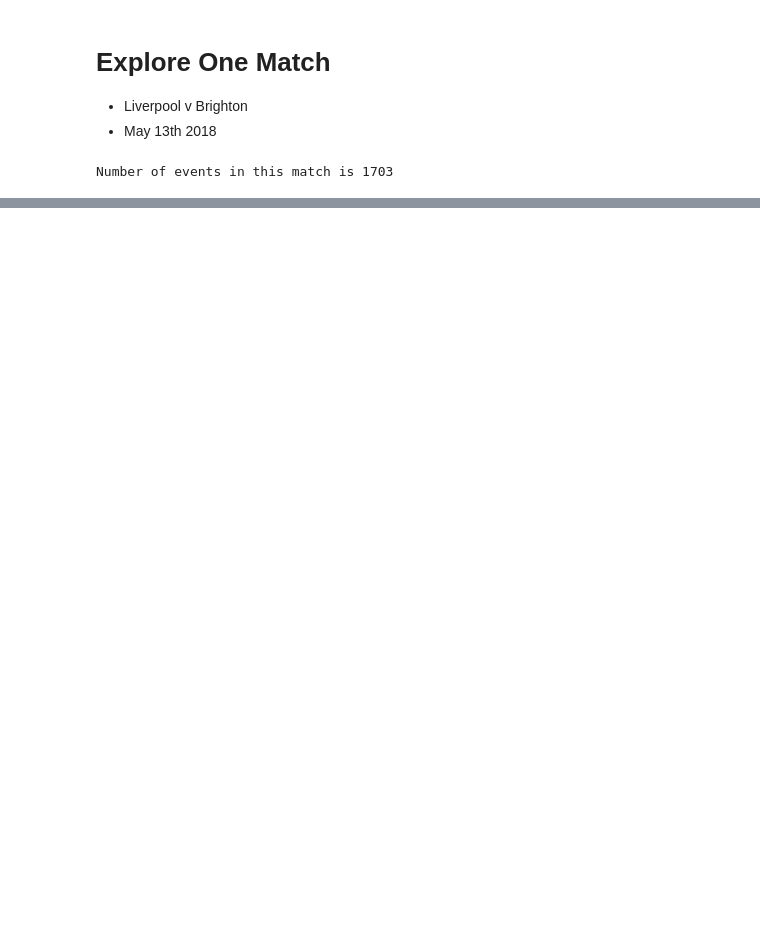
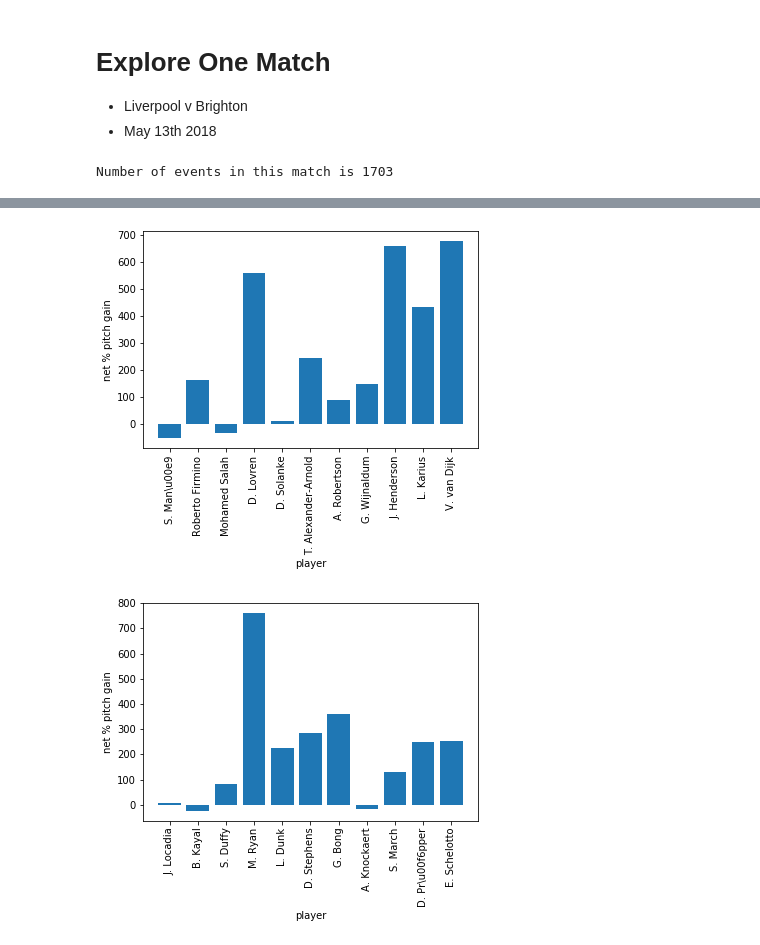
Before and after one commit to AndrewWalker251/football_analytics, a Jupyter notebook: Data Exploration.ipynb, the cells around one changed output, grey strips where cells are left out. Cells and saved outputs as stored; diff of their text form; code cells hidden in the pictures; blank space fills up the shorter version.

Commit message:
Added analysis of forward distance gained per player from passes

```diff
--- a/Data Exploration.ipynb
+++ b/Data Exploration.ipynb
@@ -42,10 +173,11 @@ class Match():
     - extracts only the data relating to this specific match.
     '''
 
-    def __init__(self, match_id, df_matches, df_events, df_teams,df_players):
+    def __init__(self, match_id, df_matches, df_events, df_teams,df_players, df_player_rank):
         self.match_id = match_id
         self.match = df_matches[df_matches['wyId'] == match_id].reset_index()
         self.events = df_events[df_events['matchId'] == match_id].reset_index()
+        self.player_rank = df_player_rank[df_player_rank['matchId'] == match_id].reset_index()
         print('Number of events in this match is {}'.format(len(self.events)))
 
         # Easiest to use the label (names of teams) to get home and away team
@@ -58,19 +190,52 @@ class Match():
         self.team_data = json_normalize(self.match['teamsData'][0])
 
         # Create lineups for each team
-        self.home_lineup = json_normalize(teams_data[str(self.homeid) + '.formation.lineup'][0])
-        self.away_lineup = json_normalize(teams_data[str(self.awayid) + '.formation.lineup'][0])
+        self.home_lineup = json_normalize(self.team_data[str(self.homeid) + '.formation.lineup'][0])
+        self.away_lineup = json_normalize(self.team_data[str(self.awayid) + '.formation.lineup'][0])
 
         # Join with the player data so we have their names and characteristics.
         self.home_lineup = self.home_lineup .merge(df_players, how='left', left_on='playerId', right_on='wyId')
         self.away_lineup = self.away_lineup.merge(df_players, how='left', left_on='playerId', right_on='wyId')
 
+        # Join with the player rank data so we have their exact position and their rank
+        self.home_lineup = self.home_lineup.merge(self.player_rank, how='left', left_on='playerId', right_on='playerId')
+        self.away_lineup = self.away_lineup.merge(self.player_rank, how='left', left_on='playerId', right_on='playerId')
+
         # Calculate the net % distance made up the pitch
         grouped_forward_distance = self.events.groupby('playerId', as_index=False).agg({'percent_x_gain':'sum'})
         self.home_lineup = self.home_lineup.merge(grouped_forward_distance, how='left', left_on ='playerId', right_on='playerId')
         self.away_lineup = self.away_lineup.merge(grouped_forward_distance, how='left', left_on ='playerId', right_on='playerId')
+
+    def arrow_pass_map_player(self, playerId):
+        pitch()
+        self.events[(self.events['playerId'] == playerId) & (self.events['eventName'] == 'Pass') ].apply(draw_arrows, axis=1)
+        plt.show()
+
+    def net_positive_ground(self):
+        # Compare the net positive ground made (passes only)
+        plt.bar(self.home_lineup['shortName'], self.home_lineup['percent_x_gain'])
+        plt.xticks(rotation=90)
+        plt.xlabel('player')
+        plt.ylabel('net % pitch gain')
+        plt.show()
+
+        # away team
+        plt.bar(self.away_lineup['shortName'], self.away_lineup['percent_x_gain'])
+        plt.xticks(rotation=90)
+        plt.xlabel('player')
+        plt.ylabel('net % pitch gain')
+        plt.show()
+
+    def display_keeper_distribution(self):
+        # Compare the tactics of the two keepers
+        keepers = []
+        keepers_names = []
+        keepers.append(self.home_lineup[self.home_lineup['code3'] == 'GKP'].reset_index()['playerId'][0])
+        keepers.append(self.away_lineup[self.away_lineup['code3'] == 'GKP'].reset_index()['playerId'][0])
+        self.arrow_pass_map_player(keepers[0])
+        self.arrow_pass_map_player(keepers[1])
 # %%
-example_game = Match(2500092, df, df_events, df_teams, df_players)
+example_game = Match(2500092, df, df_events, df_teams, df_players,df_player_rank)
 # %% [output]
 Number of events in this match is 1703
 # %%
@@ -103,3 +268,8 @@ example_game.home_lineup
 | 8 | null | 0 | 7964 | 0 | 0 | J. Henderson | MID | 7964 | 1990-06-17 | 182 | ... |
 | 9 | null | 0 | 15175 | 0 | 0 | L. Karius | GKP | 15175 | 1993-06-22 | 190 | ... |
 | 10 | null | 0 | 370 | 0 | 0 | V. van Dijk | DEF | 370 | 1991-07-08 | 193 | ... |
+# %%
+example_game.net_positive_ground()
+# %% [output]
+[figure, added]
+[figure, added]
```
Also changed, not shown: parts of 15 cells of this notebook, 2 other files.
